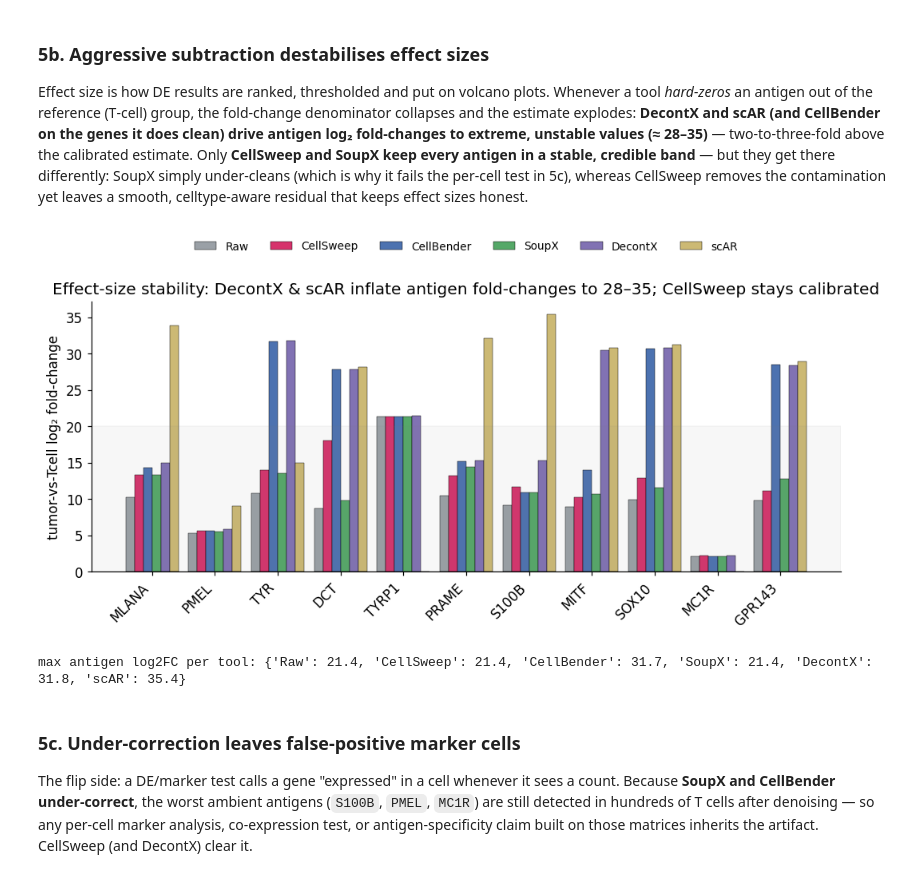
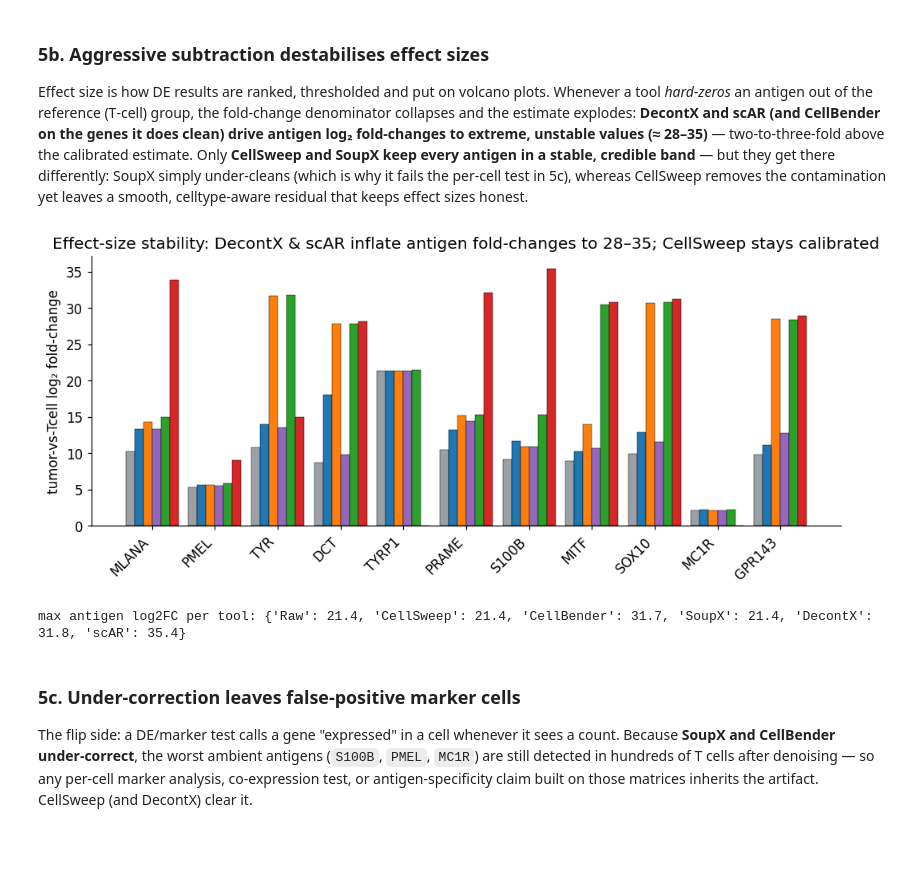
Before and after one commit to pachterlab/cellsweep, a Jupyter notebook: notebooks/melanoma_discovery.ipynb, the cells around one changed output. Saved outputs shown, nothing was run; the diff lists cells and outputs as text; code cells hidden in the pictures; blank space fills up the shorter version.

```diff
--- a/notebooks/melanoma_discovery.ipynb
+++ b/notebooks/melanoma_discovery.ipynb
@@ -26,8 +26,8 @@ os.makedirs(OUT, exist_ok=True)
 TOOL_ORDER = ["raw", "cellsweep", "cellbender", "soupx", "decontx", "scar"]
 TOOL_LABEL = {"raw":"Raw","cellsweep":"CellSweep","cellbender":"CellBender",
               "soupx":"SoupX","decontx":"DecontX","scar":"scAR"}
-TOOL_COLOR = {"raw":"#9aa0a6","cellsweep":"#d6336c","cellbender":"#4C72B0",
-              "soupx":"#55A868","decontx":"#8172B3","scar":"#CCB974"}
+TOOL_COLOR = {"raw":"#9aa0a6","cellsweep":"#1f77b4","cellbender":"#ff7f0e",
+              "soupx":"#9467bd","decontx":"#2ca02c","scar":"#d62728"}
 TOOLS = ["cellsweep","cellbender","soupx","decontx","scar"]
 # %% [markdown]
 ## 1. Assemble an aligned matrix of all five tools
@@ -250,16 +251,16 @@ tumor-vs-Tcell DE computed for: ['raw', 'cellsweep', 'cellbender', 'soupx', 'dec
 
 `rank_genes_groups` recovers the melanoma program from **every** matrix — the tumor is too distinct to miss. But which antigens survive as *significant* markers (adj p < 0.05, log₂FC > 1) is not the same across tools: **scAR loses `MC1R` and `TYRP1` entirely**, because it scrubbed those genes out of the tumor cells too. An over‑corrector doesn't just clean noise — it can erase the very markers you came to find.
 # %%
-def recovered(r): return [g for g in PANEL if r.loc[g,"pvals_adj"]<0.05 and r.loc[g,"logfoldchanges"]>1]
-rec = {k: recovered(de[k]) for k in mats}
-fig, ax = plt.subplots(figsize=(7, 3.2))
-ax.bar([TOOL_LABEL[k] for k in TOOL_ORDER], [len(rec[k]) for k in TOOL_ORDER],
-       color=[TOOL_COLOR[k] for k in TOOL_ORDER], edgecolor="k")
-ax.set_ylabel(f"# antigens recovered\nas significant markers (/{len(PANEL)})")
-ax.set_title("scAR over-corrects: real melanoma markers vanish from the DE result")
-for i,k in enumerate(TOOL_ORDER):
-    miss = [g for g in PANEL if g not in rec[k]]
-    ax.text(i, len(rec[k])+0.1, "miss: "+",".join(miss) if miss else "all", ha="center", va="bottom", fontsize=7.5)
-ax.set_ylim(0, len(PANEL)+1.5)
-plt.savefig(f"{OUT}/fig5_marker_recovery.png"); plt.show()
-print({TOOL_LABEL[k]: rec[k] for k in mats})
+# def recovered(r): return [g for g in PANEL if r.loc[g,"pvals_adj"]<0.05 and r.loc[g,"logfoldchanges"]>1]
+# rec = {k: recovered(de[k]) for k in mats}
+# fig, ax = plt.subplots(figsize=(7, 3.2))
+# ax.bar([TOOL_LABEL[k] for k in TOOL_ORDER], [len(rec[k]) for k in TOOL_ORDER],
+#        color=[TOOL_COLOR[k] for k in TOOL_ORDER], edgecolor="k")
+# ax.set_ylabel(f"# antigens recovered\nas significant markers (/{len(PANEL)})")
+# ax.set_title("scAR over-corrects: real melanoma markers vanish from the DE result")
+# for i,k in enumerate(TOOL_ORDER):
+#     miss = [g for g in PANEL if g not in rec[k]]
+#     ax.text(i, len(rec[k])+0.1, "miss: "+",".join(miss) if miss else "all", ha="center", va="bottom", fontsize=7.5)
+# ax.set_ylim(0, len(PANEL)+1.5)
+# plt.savefig(f"{OUT}/fig5_marker_recovery.png"); plt.show()
+# print({TOOL_LABEL[k]: rec[k] for k in mats})
@@ -273,17 +271,17 @@ Effect size is how DE results are ranked, thresholded and put on volcano plots.
 # %%
 lfc = pd.DataFrame({k: de[k]["logfoldchanges"].reindex(PANEL) for k in mats})
 fig, ax = plt.subplots(figsize=(11, 4))
 for j,k in enumerate(TOOL_ORDER):
     ax.bar(x + (j-2.5)*w, lfc[k].values, w, label=TOOL_LABEL[k], color=TOOL_COLOR[k], edgecolor="k", lw=.3)
-ax.axhspan(0, 20, color="grey", alpha=0.06)
+# ax.axhspan(0, 20, color="grey", alpha=0.06)
 ax.set_xticks(x); ax.set_xticklabels(PANEL, rotation=45, ha="right")
 ax.set_ylabel("tumor-vs-Tcell log₂ fold-change")
 ax.set_title("Effect-size stability: DecontX & scAR inflate antigen fold-changes to 28–35; CellSweep stays calibrated")
-ax.legend(ncol=6, fontsize=9, frameon=False, loc="upper center", bbox_to_anchor=(0.5, 1.26))
+# ax.legend(ncol=6, fontsize=9, frameon=False, loc="upper center", bbox_to_anchor=(0.5, 1.26))
 plt.savefig(f"{OUT}/fig6_de_foldchange_calibration.png"); plt.show()
 print("max antigen log2FC per tool:", {TOOL_LABEL[k]: round(float(lfc[k].max()),1) for k in mats})
 # %% [output]
-[figure, old version]
+[figure, new version]
 max antigen log2FC per tool: {'Raw': 21.4, 'CellSweep': 21.4, 'CellBender': 31.7, 'SoupX': 21.4, 'DecontX': 31.8, 'scAR': 35.4}
 # %% [markdown]
 ### 5c. Under‑correction leaves false‑positive marker cells
```
Also changed, not shown: parts of 14 cells of this notebook, 6 other files.
